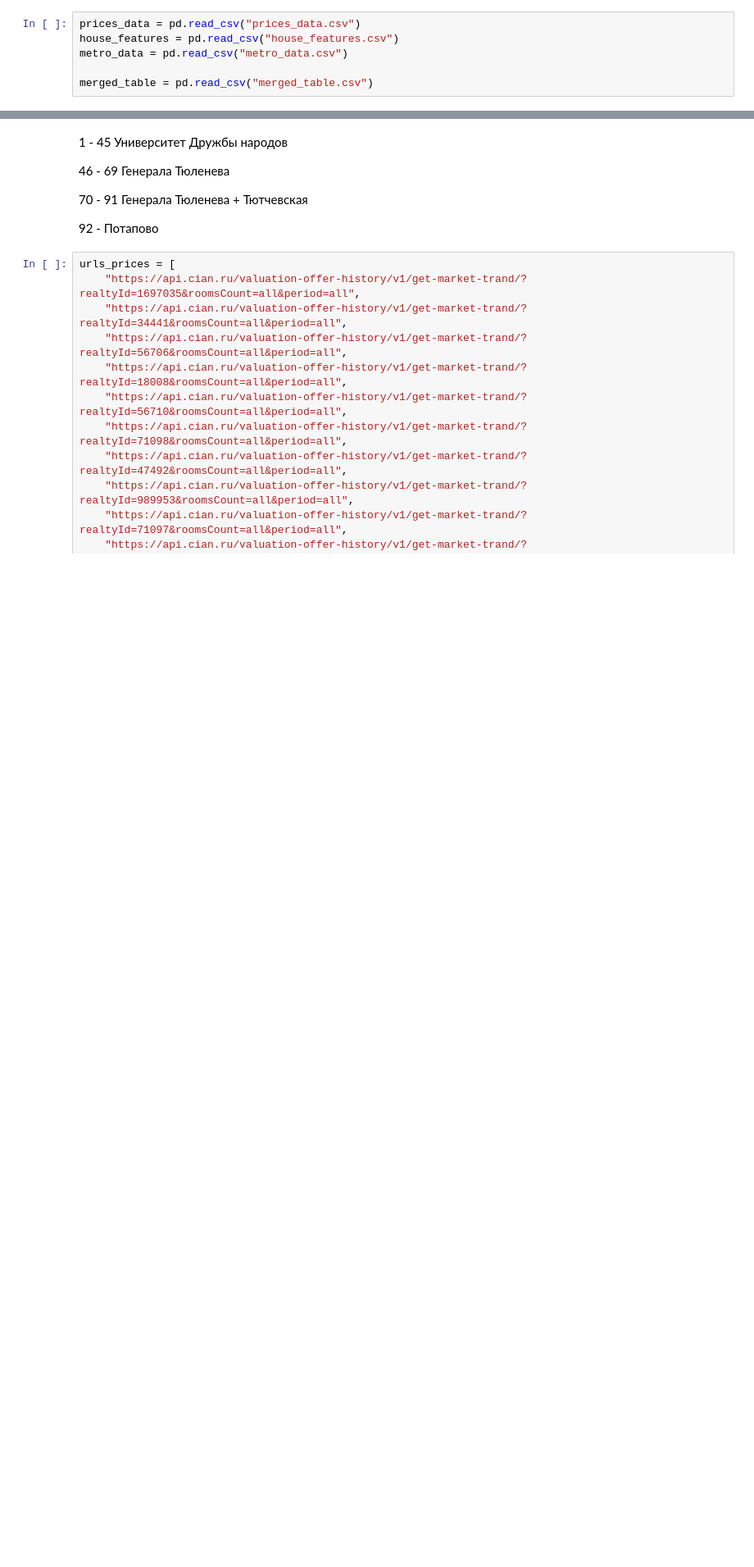
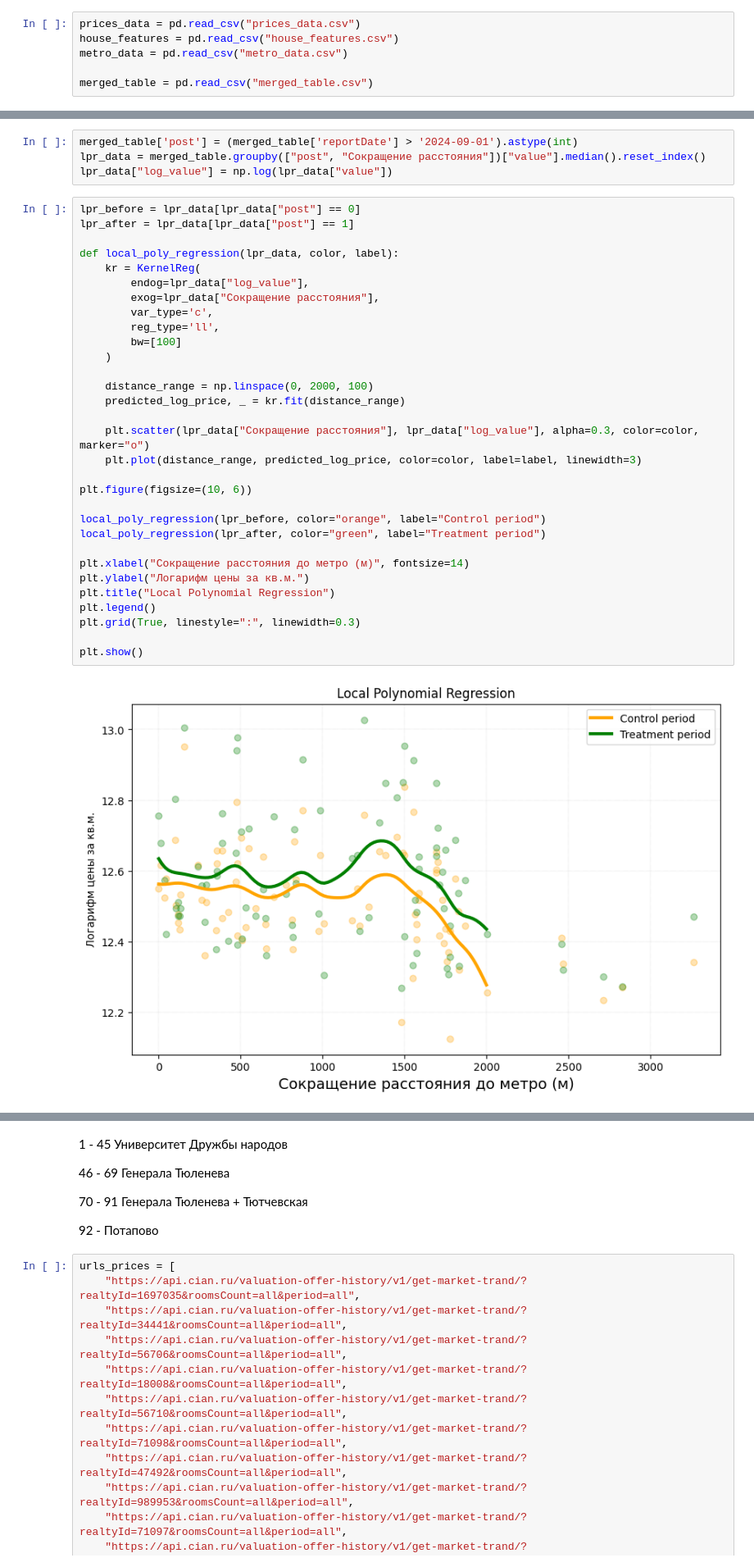
Before and after one commit to andrewch28/Cian, a Jupyter notebook: cian.ipynb, the cells around one changed output, grey strips where cells are left out. Shown at 82% size. Saved outputs shown, nothing was run; the diff lists cells and outputs as text; blank space fills up the shorter version.

```diff
--- a/cian.ipynb
+++ b/cian.ipynb
@@ -14,0 +30,37 @@ merged_table = pd.read_csv("merged_table.csv")
+# %%
+merged_table['post'] = (merged_table['reportDate'] > '2024-09-01').astype(int)
+lpr_data = merged_table.groupby(["post", "Сокращение расстояния"])["value"].median().reset_index()
+lpr_data["log_value"] = np.log(lpr_data["value"])
+# %%
+lpr_before = lpr_data[lpr_data["post"] == 0]
+lpr_after = lpr_data[lpr_data["post"] == 1]
+
+def local_poly_regression(lpr_data, color, label):
+    kr = KernelReg(
+        endog=lpr_data["log_value"],
+        exog=lpr_data["Сокращение расстояния"],
+        var_type='c',
+        reg_type='ll',
+        bw=[100]
+    )
+
+    distance_range = np.linspace(0, 2000, 100)
+    predicted_log_price, _ = kr.fit(distance_range)
+
+    plt.scatter(lpr_data["Сокращение расстояния"], lpr_data["log_value"], alpha=0.3, color=color, marker="o")
+    plt.plot(distance_range, predicted_log_price, color=color, label=label, linewidth=3)
+
+plt.figure(figsize=(10, 6))
+
+local_poly_regression(lpr_before, color="orange", label="Control period")
+local_poly_regression(lpr_after, color="green", label="Treatment period")
+
+plt.xlabel("Сокращение расстояния до метро (м)", fontsize=14)
+plt.ylabel("Логарифм цены за кв.м.")
+plt.title("Local Polynomial Regression")
+plt.legend()
+plt.grid(True, linestyle=":", linewidth=0.3)
+
+plt.show()
+# %% [output]
+[figure, added]
```
Also changed, not shown: parts of 35 cells of this notebook, 3 other files.
